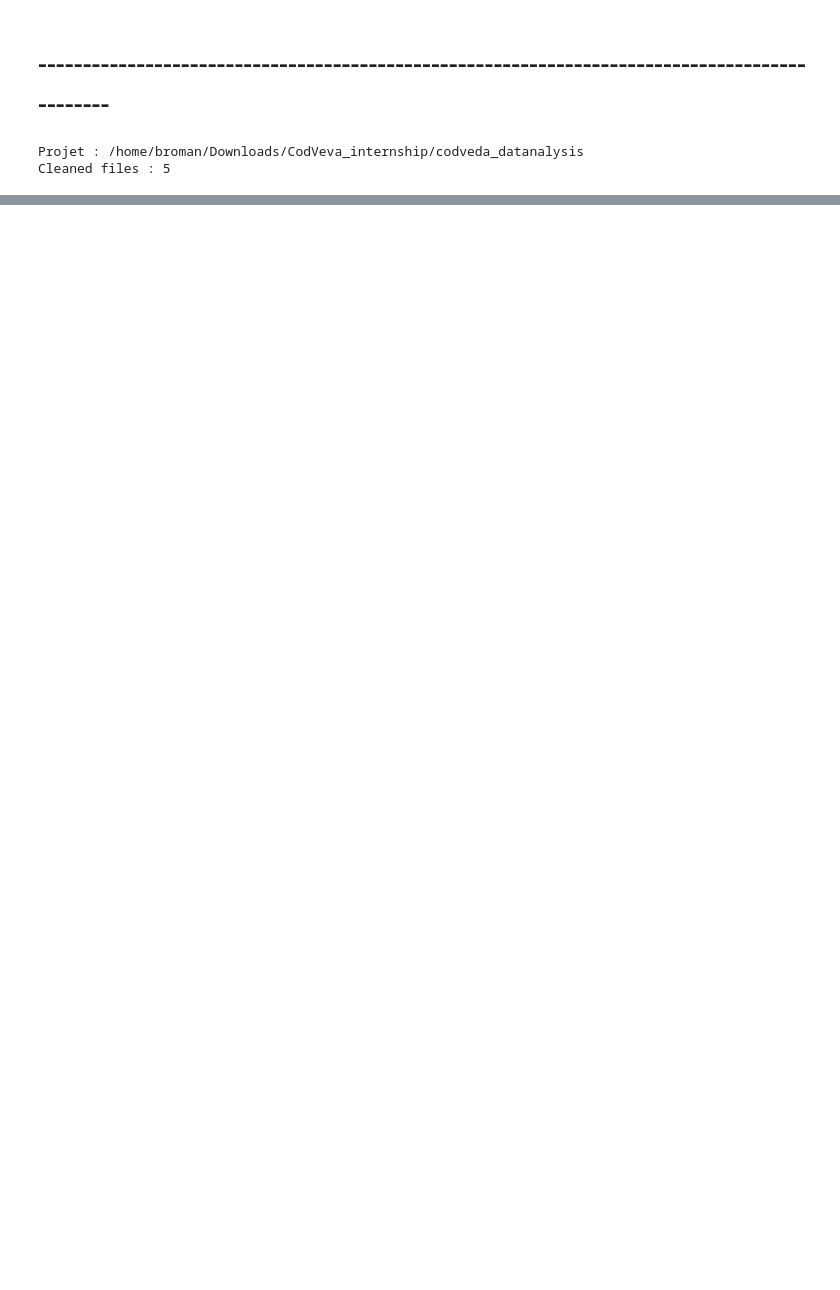
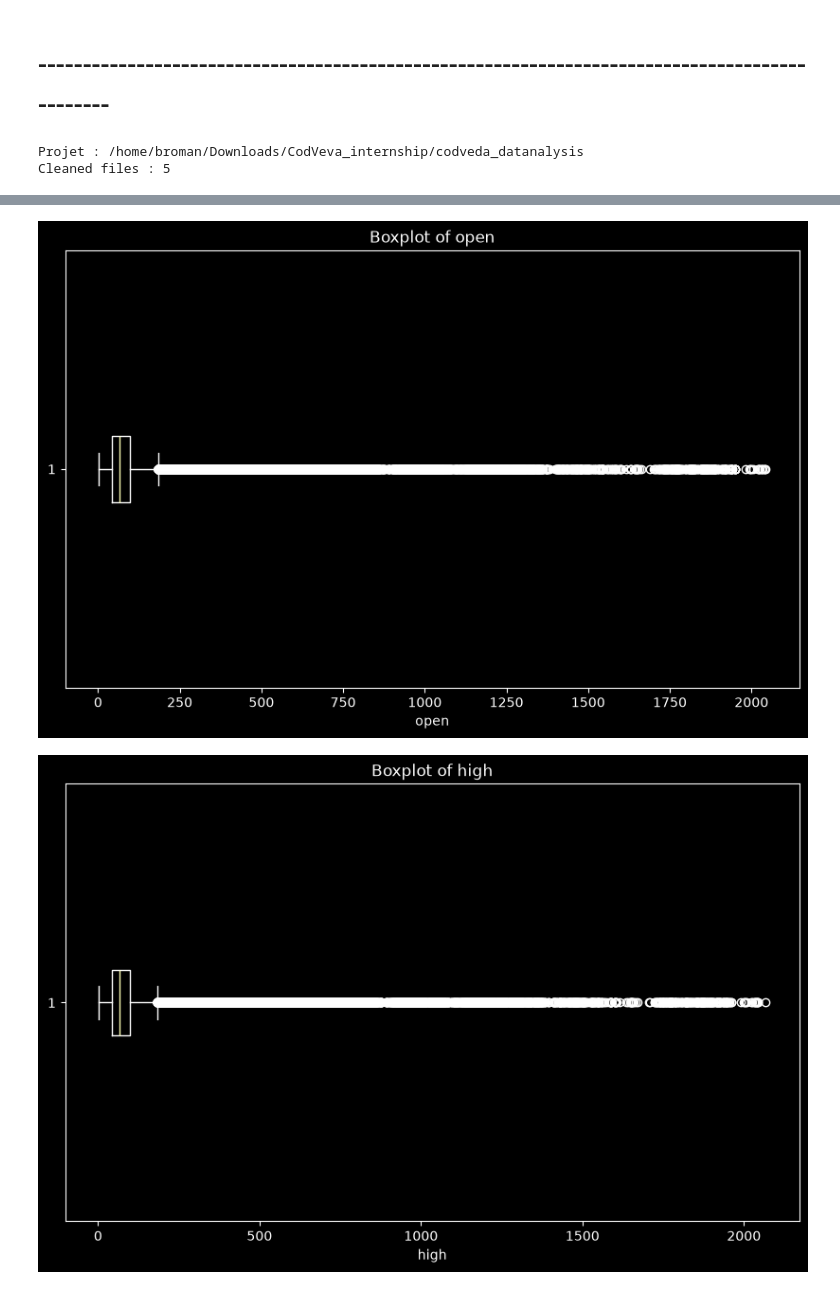
Before and after one commit to bro-gervil/codveda_datanalysis, a Jupyter notebook: my_notebooks/level_1/task_2/EDA.ipynb, the cells around one changed output, grey strips where cells are left out. Drawn from its saved outputs; the diff is of its cells as text; code cells hidden in the pictures; blank space fills up the shorter version.

```diff
--- a/my_notebooks/level_1/task_2/EDA.ipynb
+++ b/my_notebooks/level_1/task_2/EDA.ipynb
@@ -60,0 +106,11 @@ c_stock.describe()
+# %%
+#Boxplots for numerical columns
+for col in numeric_columns:
+    plt.figure(figsize=(10, 6))
+    plt.boxplot(c_stock[col],orientation='horizontal')
+    plt.title(f'Boxplot of {col}')
+    plt.xlabel(col)
+    plt.show()
+# %% [output]
+[figure, added]
+[figure, added]
```
Also changed, not shown: parts of 16 cells of this notebook, 16 other files.
